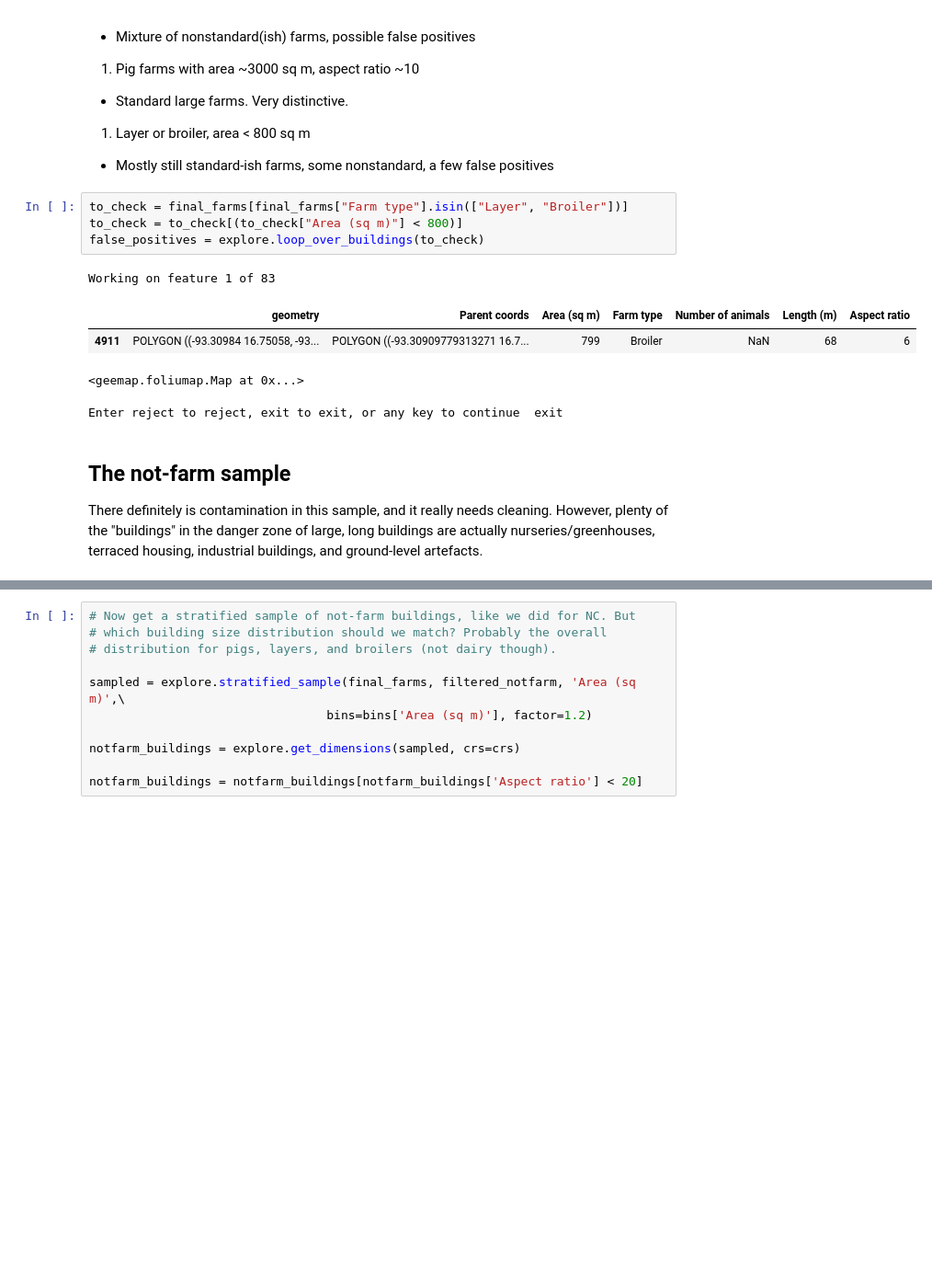
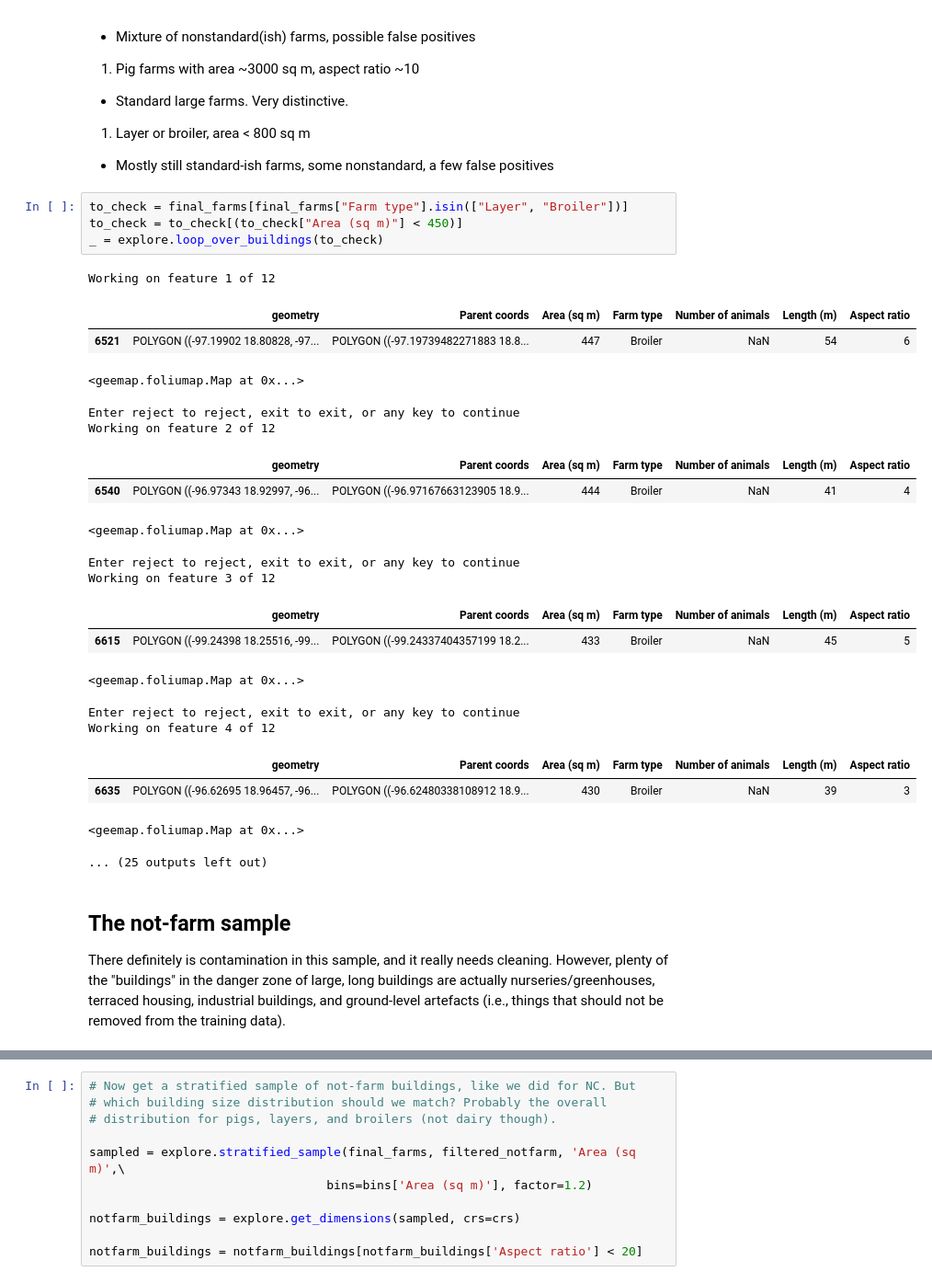
Before and after one commit to rachelemason/CAFO-AI, a Jupyter notebook: 6_Mexico.ipynb, the cells around one changed output, grey strips where cells are left out. Shown at 92% size. Cells and saved outputs as stored; diff of their text form; blank space fills up the shorter version.

```diff
--- a/6_Mexico.ipynb
+++ b/6_Mexico.ipynb
@@ -318,18 +317,33 @@ final_farms = max_farm_bldgs[~max_farm_bldgs["Farm type"].isin(["Dairy", "Feedlo
   * Mostly still standard-ish farms, some nonstandard, a few false positives
 # %%
 to_check = final_farms[final_farms["Farm type"].isin(["Layer", "Broiler"])]
-to_check = to_check[(to_check["Area (sq m)"] < 800)]
-false_positives = explore.loop_over_buildings(to_check)
+to_check = to_check[(to_check["Area (sq m)"] < 450)]
+_ = explore.loop_over_buildings(to_check)
 # %% [output]
-Working on feature 1 of 83
+Working on feature 1 of 12
 |  | geometry | Parent coords | Area (sq m) | Farm type | Number of animals | Length (m) | Aspect ratio |
-| 4911 | POLYGON ((-93.30984 16.75058, -93... | POLYGON ((-93.30909779313271 16.7... | 799 | Broiler | NaN | 68 | 6 |
+| 6521 | POLYGON ((-97.19902 18.80828, -97... | POLYGON ((-97.19739482271883 18.8... | 447 | Broiler | NaN | 54 | 6 |
 <geemap.foliumap.Map at 0x...>
-Enter reject to reject, exit to exit, or any key to continue  exit
+Enter reject to reject, exit to exit, or any key to continue
+Working on feature 2 of 12
+|  | geometry | Parent coords | Area (sq m) | Farm type | Number of animals | Length (m) | Aspect ratio |
+| 6540 | POLYGON ((-96.97343 18.92997, -96... | POLYGON ((-96.97167663123905 18.9... | 444 | Broiler | NaN | 41 | 4 |
+<geemap.foliumap.Map at 0x...>
+Enter reject to reject, exit to exit, or any key to continue
+Working on feature 3 of 12
+|  | geometry | Parent coords | Area (sq m) | Farm type | Number of animals | Length (m) | Aspect ratio |
+| 6615 | POLYGON ((-99.24398 18.25516, -99... | POLYGON ((-99.24337404357199 18.2... | 433 | Broiler | NaN | 45 | 5 |
+<geemap.foliumap.Map at 0x...>
+Enter reject to reject, exit to exit, or any key to continue
+Working on feature 4 of 12
+|  | geometry | Parent coords | Area (sq m) | Farm type | Number of animals | Length (m) | Aspect ratio |
+| 6635 | POLYGON ((-96.62695 18.96457, -96... | POLYGON ((-96.62480338108912 18.9... | 430 | Broiler | NaN | 39 | 3 |
+<geemap.foliumap.Map at 0x...>
+... (25 outputs left out)
 # %% [markdown]
 ## The not-farm sample
 
-There definitely is contamination in this sample, and it really needs cleaning. However, plenty of the "buildings" in the danger zone of large, long buildings are actually nurseries/greenhouses, terraced housing, industrial buildings, and ground-level artefacts.
+There definitely is contamination in this sample, and it really needs cleaning. However, plenty of the "buildings" in the danger zone of large, long buildings are actually nurseries/greenhouses, terraced housing, industrial buildings, and ground-level artefacts (i.e., things that should not be removed from the training data).
 # %%
 # First, filter any known CAFOs out of the other_buildings dataset. These have
 # been collected and recorded during previous rounds of cleaning not-farm
```
Also changed, not shown: parts of 11 cells of this notebook.
